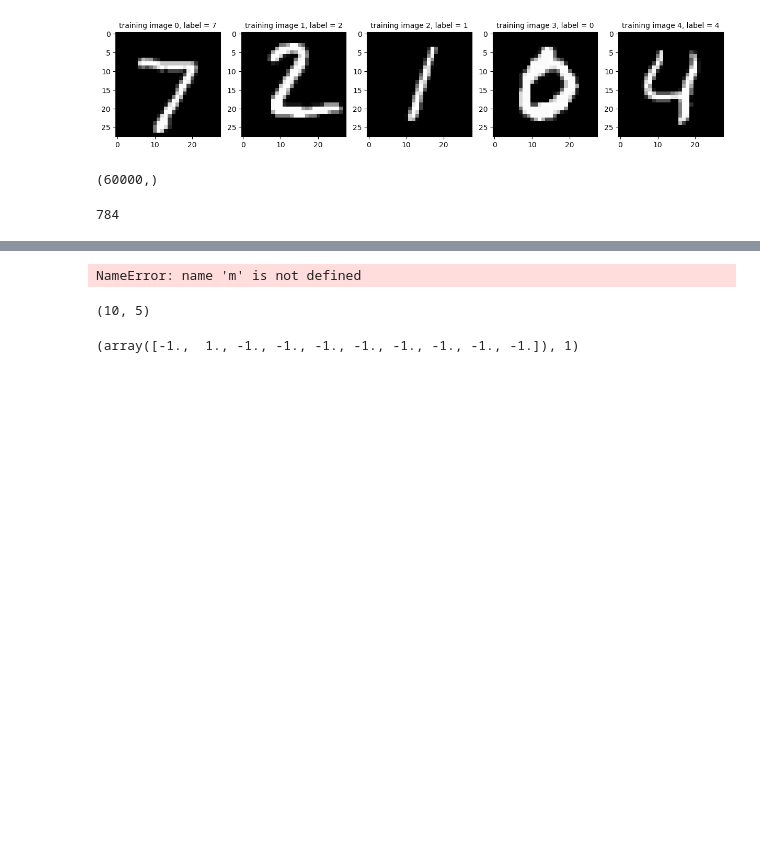
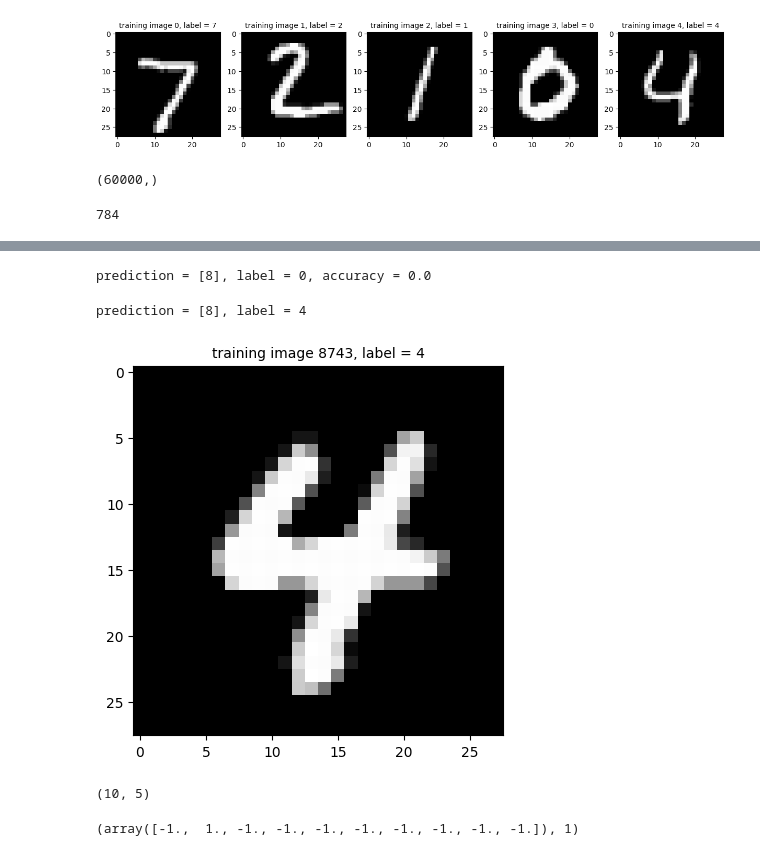
Before and after one commit to EnesAgirman/Mini-Poject_1, a Jupyter notebook: code/MNIST_classifier-2_layer_NN.ipynb, the cells around one changed output, grey strips where cells are left out. Saved outputs shown, nothing was run; the diff lists cells and outputs as text; code cells hidden in the pictures; blank space fills up the shorter version.

```diff
--- a/code/MNIST_classifier-2_layer_NN.ipynb
+++ b/code/MNIST_classifier-2_layer_NN.ipynb
@@ -158,7 +190,26 @@ ValueError: matmul: Input operand 1 has a mismatch in its core dimension 0, with
-# %%
-1/m
-# %% [output]
-NameError: name 'm' is not defined
+# %%
+z1_, a1_, z2_, a2_ = forward_propagation(x_test[34])
+# calculate accuracy on 23th image on the test set
+predictions_ = np.argmax(a2_, axis=0)
+labels_ = y_test[23]
+accuracy_ = np.mean(predictions_ == labels_)
+print(f"prediction = {predictions_}, label = {labels_}, accuracy = {accuracy_}")
+# %% [output]
+prediction = [8], label = 0, accuracy = 0.0
+# %%
+No = np.random.randint(0, 10000)
+predictions_ = np.argmax(a2_, axis=0)
+labels_ = y_test[No]
+accuracy_ = np.mean(predictions_ == labels_)
+print(f"prediction = {predictions_}, label = {labels_}")
+
+img = x_test[No].reshape(28, 28)
+plt.imshow(img, cmap=plt.cm.gray)
+plt.title(f"training image {No}, label = {y_test[No]}", fontsize=10)
+plt.show()
+# %% [output]
+prediction = [8], label = 4
+[figure, added]
 # %%
 r1 = np.random.randn(10, 3)
 r2 = np.random.randn(3, 5)
```
Also changed, not shown: parts of 1 cell of this notebook.
